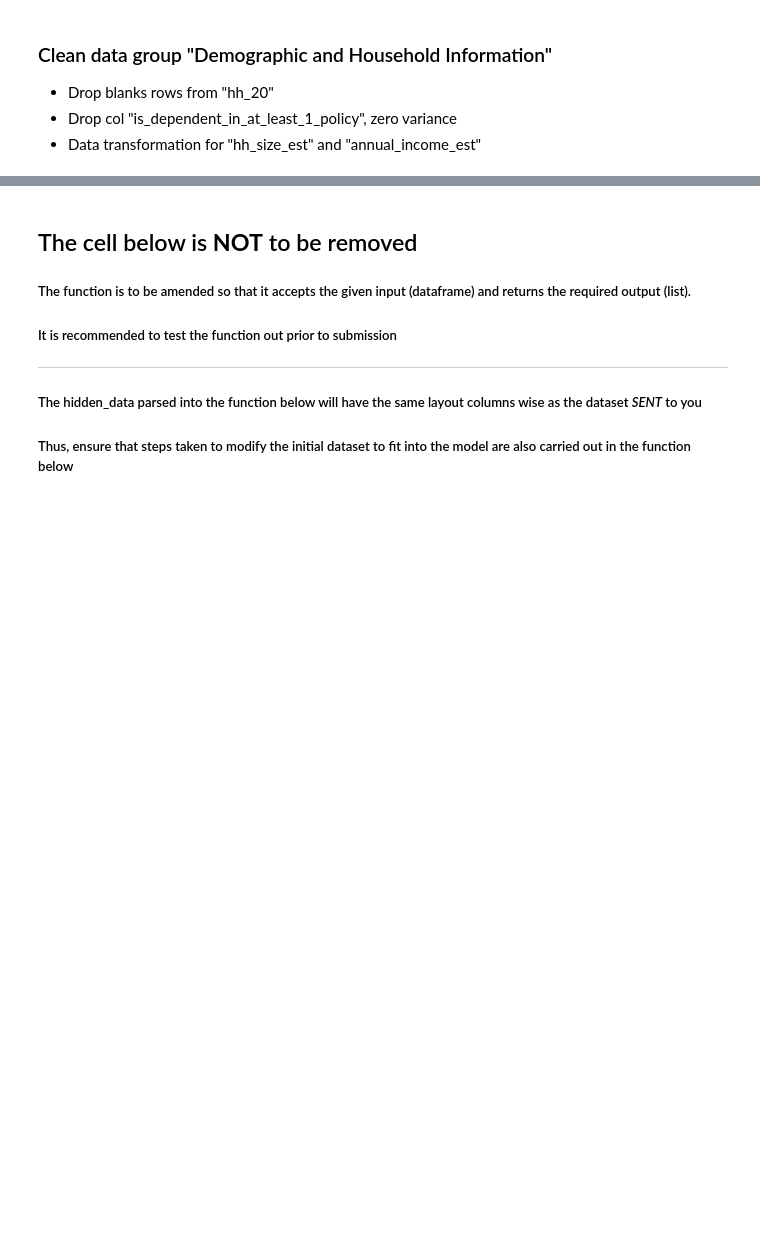
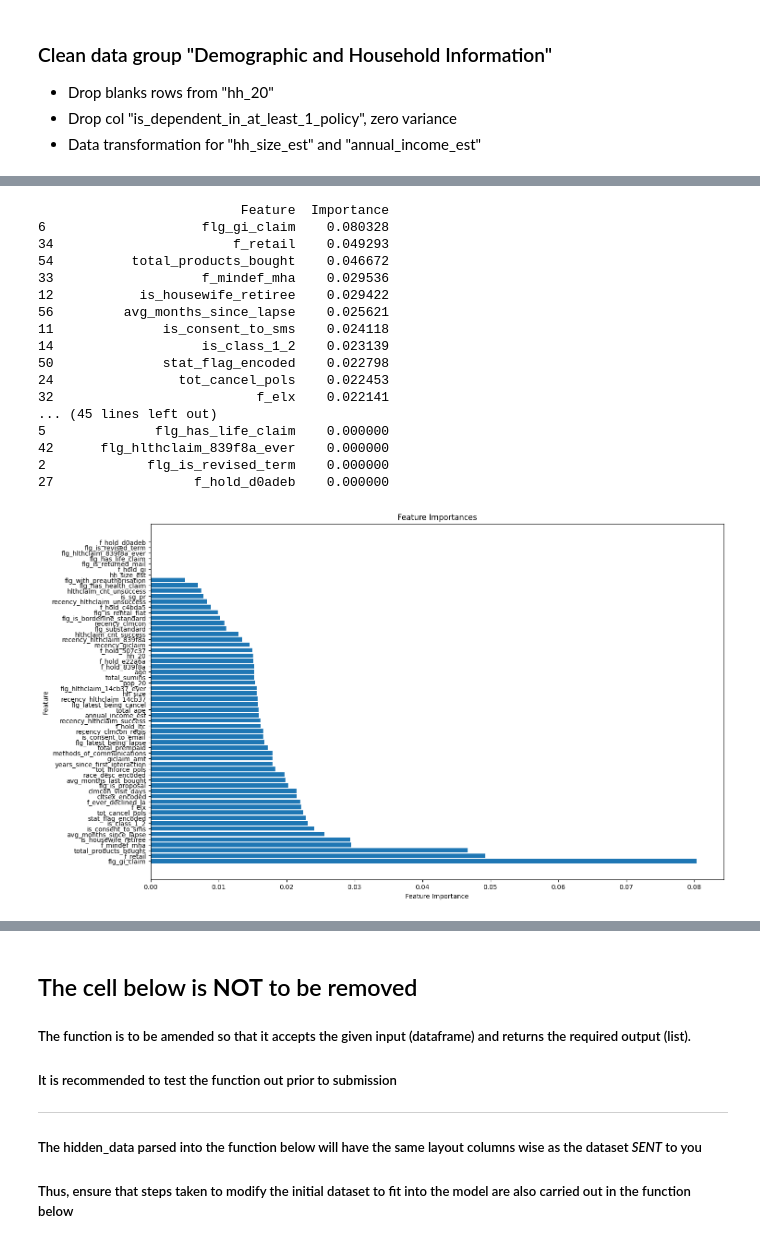
Before and after one commit to TidTad8/NUS-SDS-Datathon-Singlife, a Jupyter notebook: NUS_DATATHON_SINGLIFE_Team AwkBBQ.ipynb, the cells around one changed output, grey strips where cells are left out. Drawn from its saved outputs; the diff is of its cells as text; code cells hidden in the pictures; blank space fills up the shorter version.

```diff
--- a/NUS_DATATHON_SINGLIFE_Team AwkBBQ.ipynb
+++ b/NUS_DATATHON_SINGLIFE_Team AwkBBQ.ipynb
@@ -180,0 +217,20 @@ New Number of Rows:  13182
+# %%
+f_ever_bought_columns = df.filter(regex=r'^f_ever_bought_')
+df['total_products_bought'] = f_ever_bought_columns.sum(axis=1)
+df.drop(columns=f_ever_bought_columns.columns, inplace=True)
+
+n_months_last_bought_columns = df.filter(regex=r'^n_months_last_bought_')
+df['avg_months_last_bought'] = n_months_last_bought_columns.mean(axis=1, skipna=True)
+df.drop(columns=n_months_last_bought_columns.columns, inplace=True)
+
+n_months_since_lapse_columns = df.filter(regex=r'^n_months_since_lapse_')
+df.loc[:, n_months_since_lapse_columns.columns] = n_months_since_lapse_columns.fillna(0)
+df['avg_months_since_lapse'] = n_months_since_lapse_columns.mean(axis=1, skipna=True)
+df.drop(columns=n_months_since_lapse_columns.columns, inplace=True)
+df['avg_months_since_lapse'] = df['avg_months_since_lapse'].fillna(0)
+
+lapse_ape_columns = df.filter(regex=r'^lapse_ape_')
+df.drop(columns=lapse_ape_columns.columns, inplace=True)
+
+print("New Number of Cols: ", len(df.columns), "\nNew Number of Rows: ", len(df))
+df.head()
@@ -180,0 +371,54 @@ New Number of Rows:  13182
+# %%
+import xgboost as xgb
+import matplotlib.pyplot as plt
+
+# Assuming df is your DataFrame and the target column is 'target_column'
+# Replace 'target_column' with the actual name of your target column
+target_variable = 'f_purchase_lh'
+
+# Split your dataset into features and target
+X = df.drop(columns=[target_variable])
+y = df[target_variable]
+
+# Create an XGBoost model
+xgb_model = xgb.XGBClassifier()
+
+# Fit the model on the training data
+xgb_model.fit(X, y)
+
+# Get feature importances from the trained model
+feature_importances = xgb_model.feature_importances_
+
+# Create a DataFrame to display feature importances
+importance_df = pd.DataFrame({'Feature': X.columns, 'Importance': feature_importances})
+importance_df = importance_df.sort_values(by='Importance', ascending=False)
+
+# Print or visualize the feature importances
+print(importance_df)
+
+# You can also create plots to visualize the feature importances
+plt.figure(figsize=(16, 10))
+plt.barh(importance_df['Feature'], importance_df['Importance'])
+plt.xlabel('Feature Importance')
+plt.ylabel('Feature')
+plt.title('Feature Importances')
+plt.show()
+# %% [output]
+                          Feature  Importance
+6                    flg_gi_claim    0.080328
+34                       f_retail    0.049293
+54          total_products_bought    0.046672
+33                   f_mindef_mha    0.029536
+12           is_housewife_retiree    0.029422
+56         avg_months_since_lapse    0.025621
+11              is_consent_to_sms    0.024118
+14                   is_class_1_2    0.023139
+50              stat_flag_encoded    0.022798
+24                tot_cancel_pols    0.022453
+32                          f_elx    0.022141
+... (45 lines left out)
+5              flg_has_life_claim    0.000000
+42      flg_hlthclaim_839f8a_ever    0.000000
+2             flg_is_revised_term    0.000000
+27                  f_hold_d0adeb    0.000000
+[figure, added]
```
Also changed, not shown: parts of 15 cells of this notebook.
